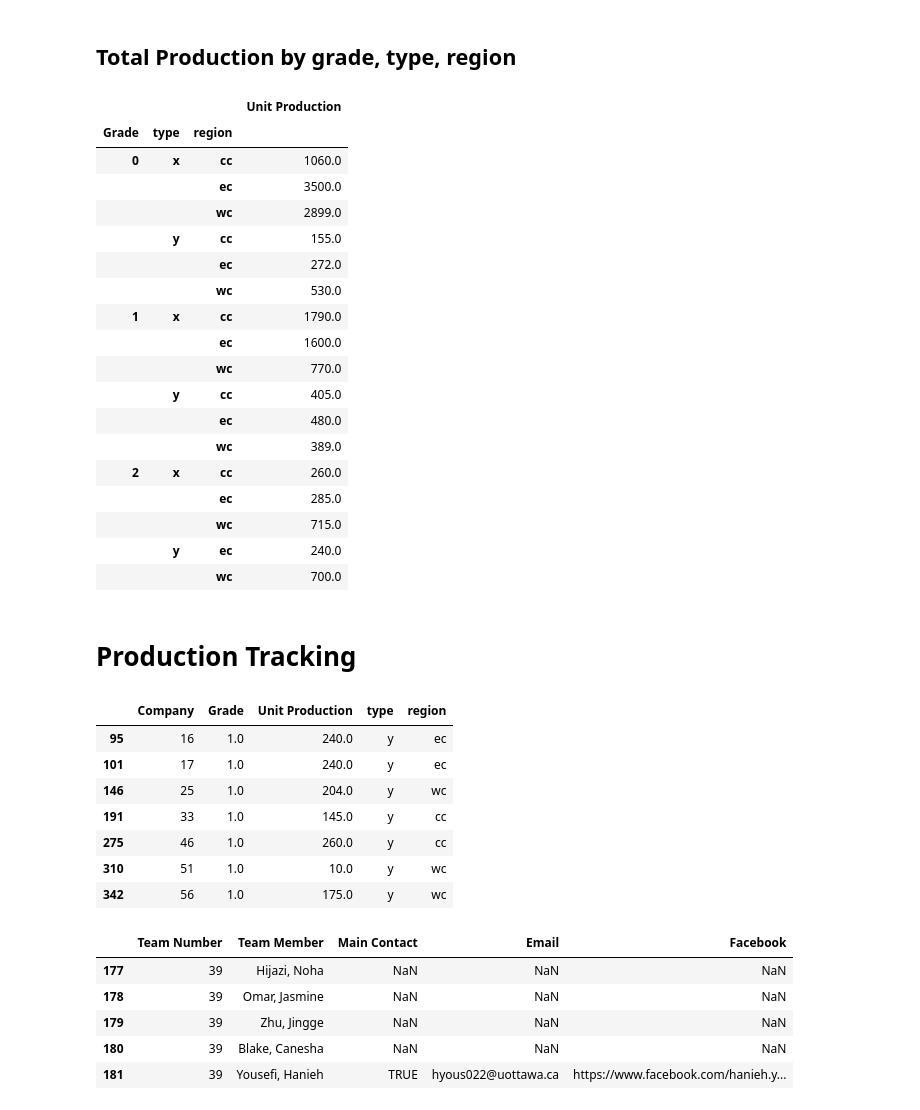
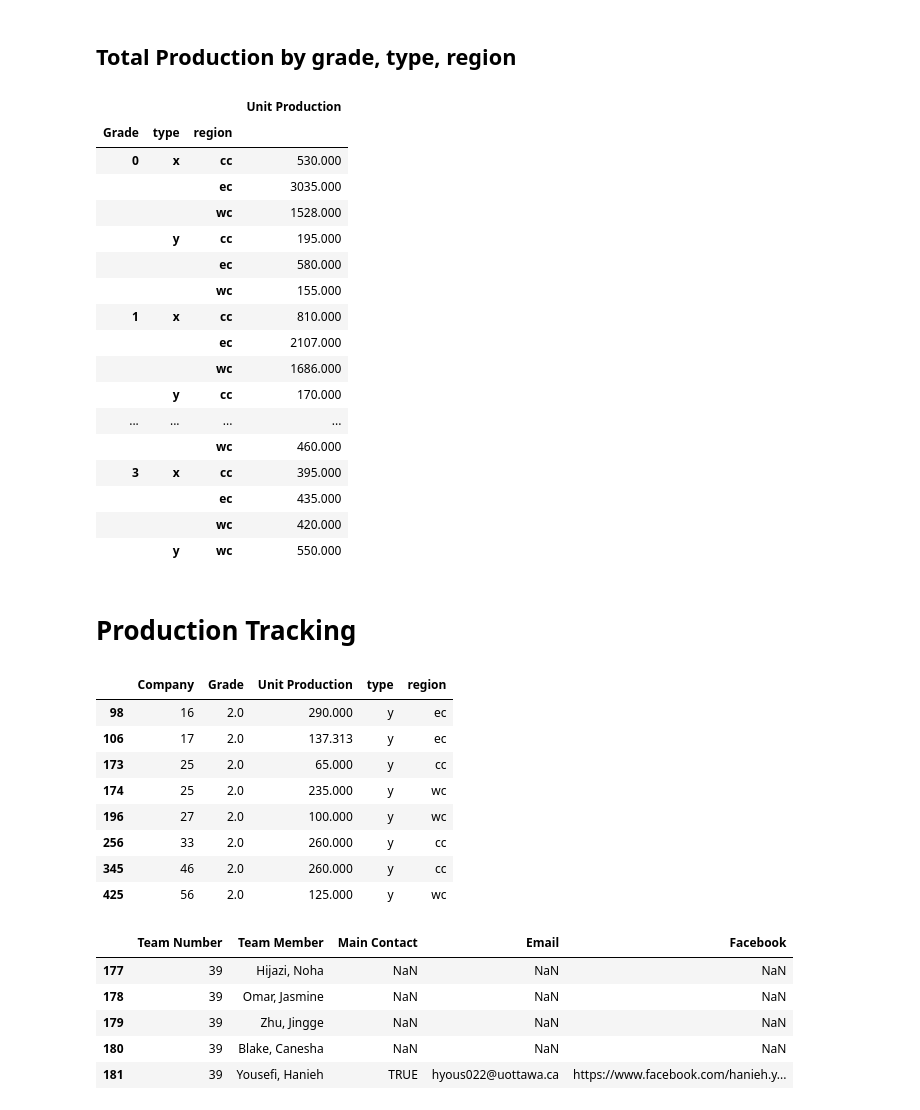
Before and after one commit to jacklau04/intopia2019, a Jupyter notebook: production_report.ipynb, the cells around one changed output. Saved outputs shown, nothing was run; the diff lists cells and outputs as text; code cells hidden in the pictures.

```diff
--- a/production_report.ipynb
+++ b/production_report.ipynb
@@ -8,7 +8,7 @@ import pandas as pd
 from intopia_analysis import *
 # %%
 df_contact = pd.read_csv('Intopia - Contact List - Sheet1.csv')
-df_production = get_production_data('phase2/period4/')
+df_production = get_production_data('phase2/period6/')
 # %% [markdown]
 ## Total Production by grade and type
 # %%
@@ -27,37 +44,37 @@ pd.DataFrame(df_production.groupby(['Grade','type', 'region'])['Unit Production'
 # %% [output]
 |  |  |  | Unit Production |
 | Grade | type | region |  |
-| 0 | x | cc | 1060.0 |
-|  |  | ec | 3500.0 |
-|  |  | wc | 2899.0 |
-|  | y | cc | 155.0 |
-|  |  | ec | 272.0 |
-|  |  | wc | 530.0 |
-| 1 | x | cc | 1790.0 |
-|  |  | ec | 1600.0 |
-|  |  | wc | 770.0 |
-|  | y | cc | 405.0 |
-|  |  | ec | 480.0 |
-|  |  | wc | 389.0 |
-| 2 | x | cc | 260.0 |
-|  |  | ec | 285.0 |
-|  |  | wc | 715.0 |
-|  | y | ec | 240.0 |
-|  |  | wc | 700.0 |
+| 0 | x | cc | 530.000 |
+|  |  | ec | 3035.000 |
+|  |  | wc | 1528.000 |
+|  | y | cc | 195.000 |
+|  |  | ec | 580.000 |
+|  |  | wc | 155.000 |
+| 1 | x | cc | 810.000 |
+|  |  | ec | 2107.000 |
+|  |  | wc | 1686.000 |
+|  | y | cc | 170.000 |
+| ... | ... | ... | ... |
+|  |  | wc | 460.000 |
+| 3 | x | cc | 395.000 |
+|  |  | ec | 435.000 |
+|  |  | wc | 420.000 |
+|  | y | wc | 550.000 |
 # %% [markdown]
 # Production Tracking
 # %%
-df_team_production = production_tracking(df_contact, df_production, 'y', 1) #<-- change the x and y, and grade
+df_team_production = production_tracking(df_contact, df_production, 'y', 2) #<-- change the x and y, and grade
 df_team_production
 # %% [output]
 |  | Company | Grade | Unit Production | type | region |
-| 95 | 16 | 1.0 | 240.0 | y | ec |
-| 101 | 17 | 1.0 | 240.0 | y | ec |
-| 146 | 25 | 1.0 | 204.0 | y | wc |
-| 191 | 33 | 1.0 | 145.0 | y | cc |
-| 275 | 46 | 1.0 | 260.0 | y | cc |
-| 310 | 51 | 1.0 | 10.0 | y | wc |
-| 342 | 56 | 1.0 | 175.0 | y | wc |
+| 98 | 16 | 2.0 | 290.000 | y | ec |
+| 106 | 17 | 2.0 | 137.313 | y | ec |
+| 173 | 25 | 2.0 | 65.000 | y | cc |
+| 174 | 25 | 2.0 | 235.000 | y | wc |
+| 196 | 27 | 2.0 | 100.000 | y | wc |
+| 256 | 33 | 2.0 | 260.000 | y | cc |
+| 345 | 46 | 2.0 | 260.000 | y | cc |
+| 425 | 56 | 2.0 | 125.000 | y | wc |
 # %%
 ###Team Tracker
 team_tracker(df_contact, 39)
```
Also changed, not shown: parts of 3 cells of this notebook, 28 other files.
